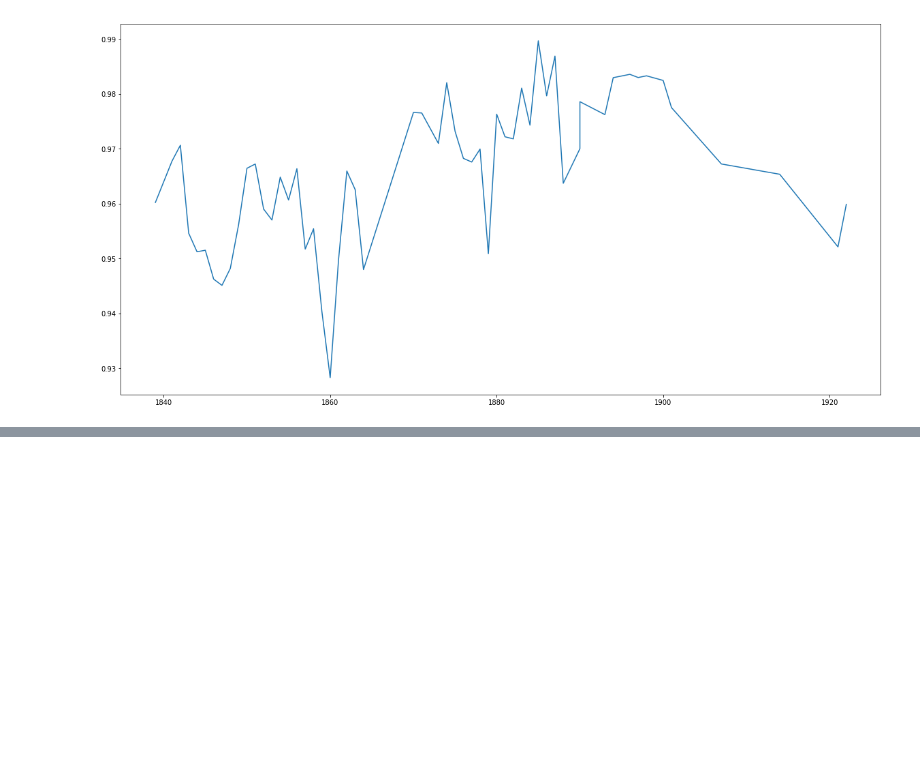
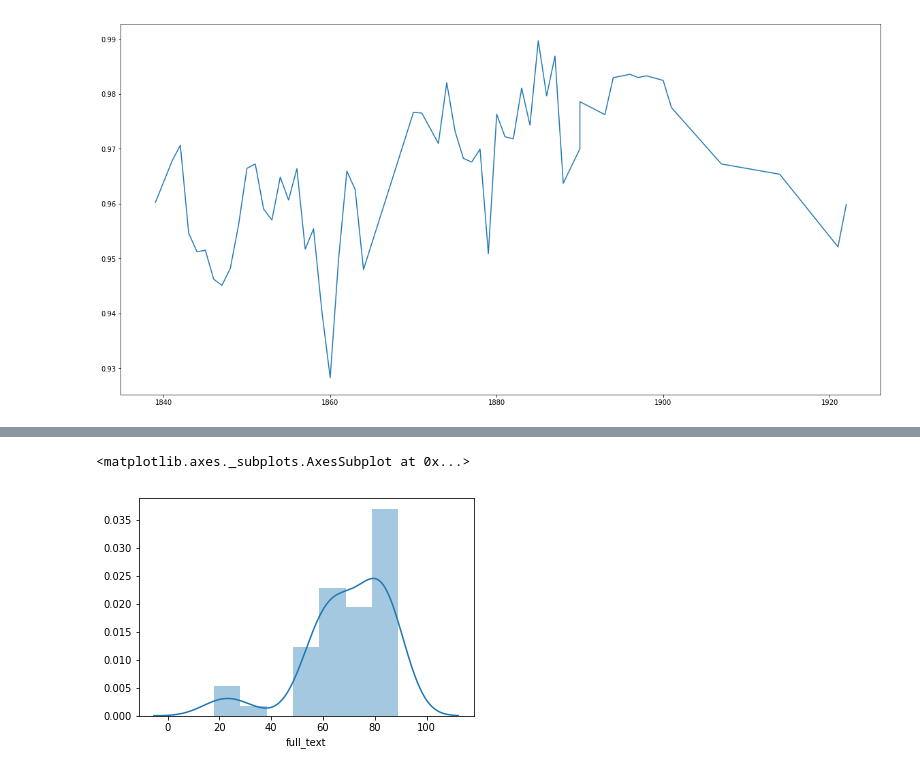
Before and after one commit to adescombes/Richelieu, a Jupyter notebook: Gallica OCR confidence stats.ipynb, the cells around one changed output, grey strips where cells are left out. Cells and saved outputs as stored; diff of their text form; code cells hidden in the pictures; blank space fills up the shorter version.

```diff
--- a/Gallica OCR confidence stats.ipynb
+++ b/Gallica OCR confidence stats.ipynb
@@ -288,0 +409,5 @@ plt.plot(data['annee'], data['confidence'])
+# %%
+sns.distplot(df_lines.str.contains(r'^(?![A-Z])\w').groupby(level=[0]).sum()/lines_not_maj_per_doc*100)
+# %% [output]
+<matplotlib.axes._subplots.AxesSubplot at 0x...>
+[figure, added]
```
Also changed, not shown: parts of 105 cells of this notebook.
